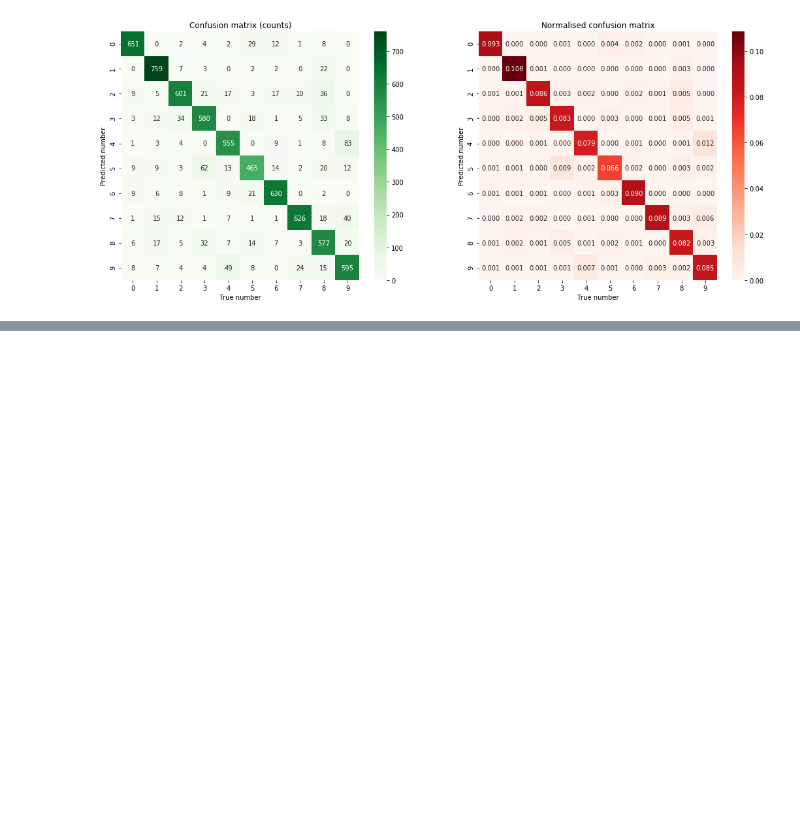
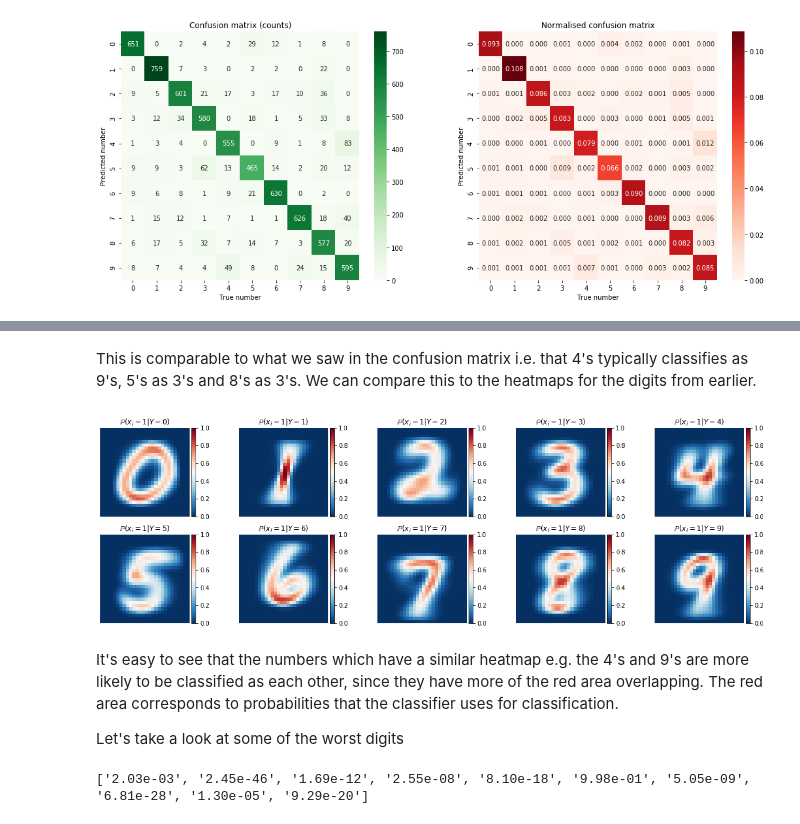
Before and after one commit to Aagaarrd/02462-assignment1, a Jupyter notebook: mnnist.ipynb, the cells around one changed output, grey strips where cells are left out. Saved outputs shown, nothing was run; the diff lists cells and outputs as text; code cells hidden in the pictures; blank space fills up the shorter version.

```diff
--- a/mnnist.ipynb
+++ b/mnnist.ipynb
@@ -535,0 +537,21 @@ for i in range(num_images):
+# %% [markdown]
+This is comparable to what we saw in the confusion matrix i.e. that 4's typically classifies as 9's, 5's as 3's and 8's as 3's. We can compare this to the heatmaps for the digits from earlier.
+# %%
+## visualize models
+plt.figure(figsize=(20, 6))
+
+for i in range(10):
+    plt.subplot(2,5,i+1)
+    show_image(ps[i], title='$\mathbb{P}'+f'(x_i = 1|Y={i})$', clim=(0, 1), colorbar=True, cmap=plt.cm.RdBu_r)
+# %% [output]
+[figure, added]
+# %% [markdown]
+It's easy to see that the numbers which have a similar heatmap e.g. the 4's and 9's are more likely to be classified as each other, since they have more of the red area overlapping. The red area corresponds to probabilities that the classifier uses for classification.
+
+Let's take a look at some of the worst digits
+# %%
+p = compute_posterior_prob(inccorrectID[i, :])
+p = ['{:.2e}'.format(elem) for elem in p]
+print(p)
+# %% [output]
+['2.03e-03', '2.45e-46', '1.69e-12', '2.55e-08', '8.10e-18', '9.98e-01', '5.05e-09', '6.81e-28', '1.30e-05', '9.29e-20']
```
Also changed, not shown: parts of 24 cells of this notebook.
